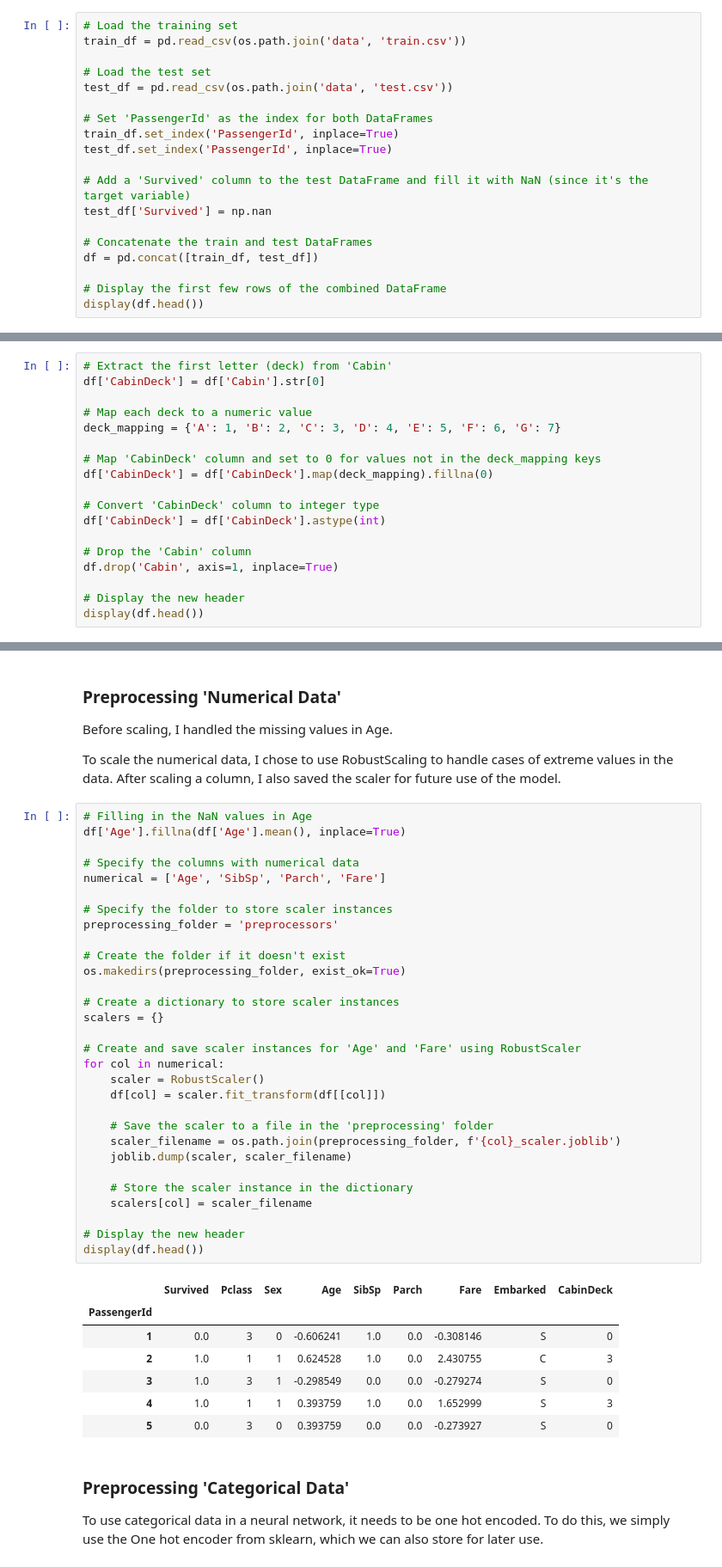
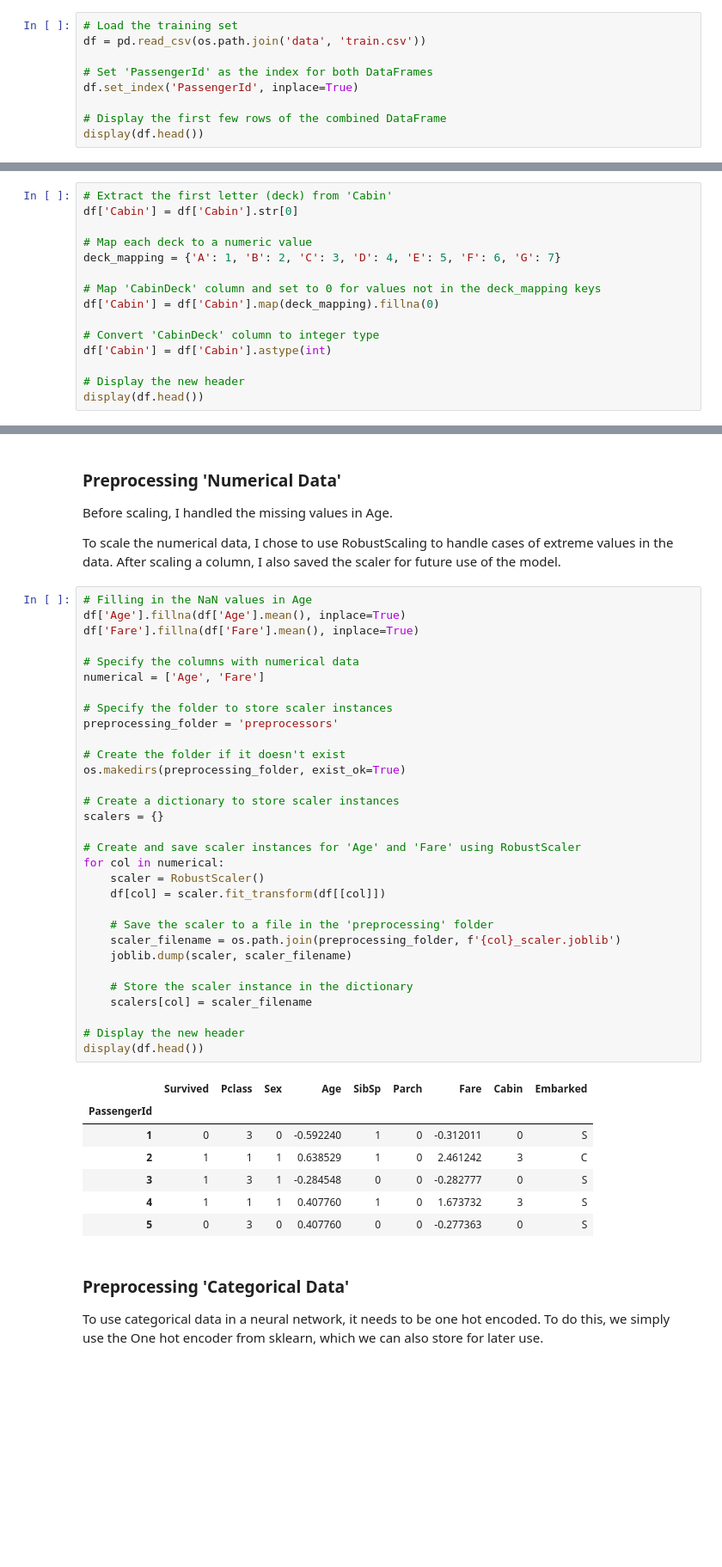
Before and after one commit to brian-vdb/intelligent-systems, a Jupyter notebook: machine-learning.ipynb, the cells around one changed output, grey strips where cells are left out. Shown at 86% size. Saved outputs shown, nothing was run; the diff lists cells and outputs as text; blank space fills up the shorter version.

```diff
--- a/machine-learning.ipynb
+++ b/machine-learning.ipynb
@@ -27,20 +37,10 @@ Joblib version: 1.3.2
 The first step in creating a Machine Learning model is to load in the dataset used in the problem. In the code cell below, you can see that we load in the csv file containing the training data. The PassangerId is set as the dataframe index and the first five rows are displayed.
 # %%
 # Load the training set
-train_df = pd.read_csv(os.path.join('data', 'train.csv'))
-
-# Load the test set
-test_df = pd.read_csv(os.path.join('data', 'test.csv'))
+df = pd.read_csv(os.path.join('data', 'train.csv'))
 
 # Set 'PassengerId' as the index for both DataFrames
-train_df.set_index('PassengerId', inplace=True)
-test_df.set_index('PassengerId', inplace=True)
-
-# Add a 'Survived' column to the test DataFrame and fill it with NaN (since it's the target variable)
-test_df['Survived'] = np.nan
-
-# Concatenate the train and test DataFrames
-df = pd.concat([train_df, test_df])
+df.set_index('PassengerId', inplace=True)
 
 # Display the first few rows of the combined DataFrame
 display(df.head())
@@ -127,18 +127,15 @@ The process of preprocessing Cabin was described earlier together with the choic
 # %%
 # Extract the first letter (deck) from 'Cabin'
-df['CabinDeck'] = df['Cabin'].str[0]
+df['Cabin'] = df['Cabin'].str[0]
 
 # Map each deck to a numeric value
 deck_mapping = {'A': 1, 'B': 2, 'C': 3, 'D': 4, 'E': 5, 'F': 6, 'G': 7}
 
 # Map 'CabinDeck' column and set to 0 for values not in the deck_mapping keys
-df['CabinDeck'] = df['CabinDeck'].map(deck_mapping).fillna(0)
+df['Cabin'] = df['Cabin'].map(deck_mapping).fillna(0)
 
 # Convert 'CabinDeck' column to integer type
-df['CabinDeck'] = df['CabinDeck'].astype(int)
-
-# Drop the 'Cabin' column
-df.drop('Cabin', axis=1, inplace=True)
+df['Cabin'] = df['Cabin'].astype(int)
 
 # Display the new header
 display(df.head())
@@ -181,41 +178,42 @@ To scale the numerical data, I chose to use RobustScaling to handle cases of ext
 # %%
 # Filling in the NaN values in Age
 df['Age'].fillna(df['Age'].mean(), inplace=True)
+df['Fare'].fillna(df['Fare'].mean(), inplace=True)
 
 # Specify the columns with numerical data
-numerical = ['Age', 'SibSp', 'Parch', 'Fare']
+numerical = ['Age', 'Fare']
 
 # Specify the folder to store scaler instances
 preprocessing_folder = 'preprocessors'
 
 # Create the folder if it doesn't exist
 os.makedirs(preprocessing_folder, exist_ok=True)
 
 # Create a dictionary to store scaler instances
 scalers = {}
 
 # Create and save scaler instances for 'Age' and 'Fare' using RobustScaler
 for col in numerical:
     scaler = RobustScaler()
     df[col] = scaler.fit_transform(df[[col]])
 
     # Save the scaler to a file in the 'preprocessing' folder
     scaler_filename = os.path.join(preprocessing_folder, f'{col}_scaler.joblib')
     joblib.dump(scaler, scaler_filename)
 
     # Store the scaler instance in the dictionary
     scalers[col] = scaler_filename
 
 # Display the new header
 display(df.head())
 # %% [output]
-|  | Survived | Pclass | Sex | Age | SibSp | Parch | Fare | Embarked | CabinDeck |
+|  | Survived | Pclass | Sex | Age | SibSp | Parch | Fare | Cabin | Embarked |
 | PassengerId |  |  |  |  |  |  |  |  |  |
-| 1 | 0.0 | 3 | 0 | -0.606241 | 1.0 | 0.0 | -0.308146 | S | 0 |
-| 2 | 1.0 | 1 | 1 | 0.624528 | 1.0 | 0.0 | 2.430755 | C | 3 |
-| 3 | 1.0 | 3 | 1 | -0.298549 | 0.0 | 0.0 | -0.279274 | S | 0 |
-| 4 | 1.0 | 1 | 1 | 0.393759 | 1.0 | 0.0 | 1.652999 | S | 3 |
-| 5 | 0.0 | 3 | 0 | 0.393759 | 0.0 | 0.0 | -0.273927 | S | 0 |
+| 1 | 0 | 3 | 0 | -0.592240 | 1 | 0 | -0.312011 | 0 | S |
+| 2 | 1 | 1 | 1 | 0.638529 | 1 | 0 | 2.461242 | 3 | C |
+| 3 | 1 | 3 | 1 | -0.284548 | 0 | 0 | -0.282777 | 0 | S |
+| 4 | 1 | 1 | 1 | 0.407760 | 1 | 0 | 1.673732 | 3 | S |
+| 5 | 0 | 3 | 0 | 0.407760 | 0 | 0 | -0.277363 | 0 | S |
 # %% [markdown]
 ### Preprocessing 'Categorical Data'
 
```
Also changed, not shown: parts of 23 cells of this notebook.
